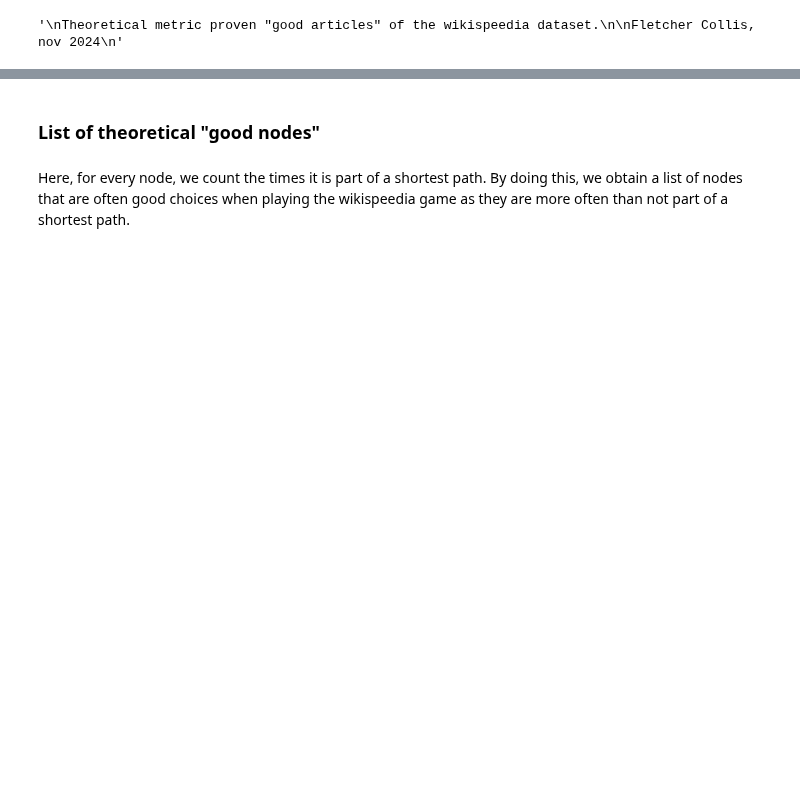
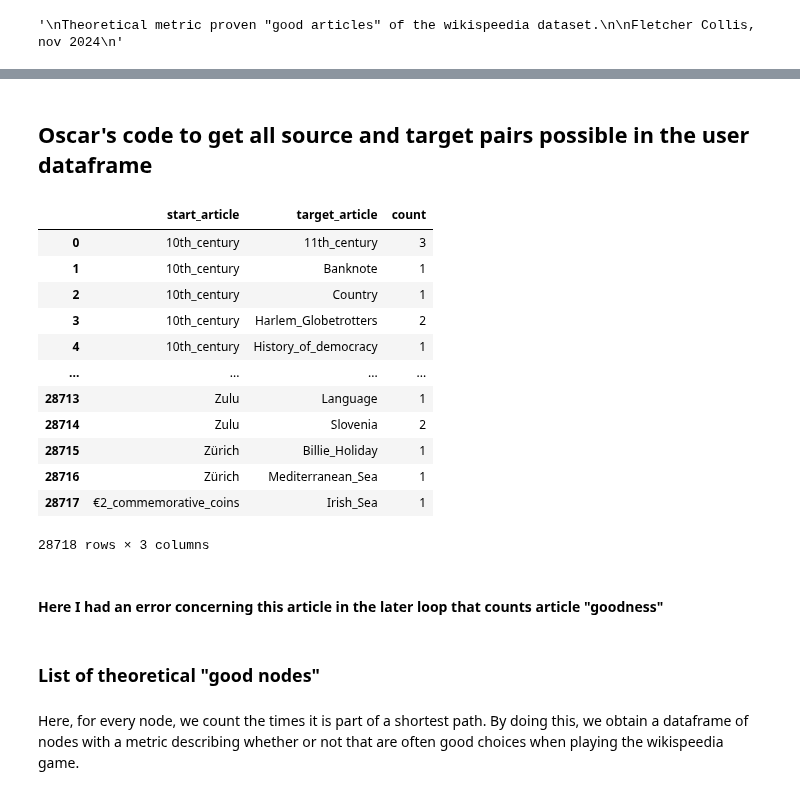
Before and after one commit to epfl-ada/ada-2024-project-adaholiks, a Jupyter notebook: Part1.ipynb, the cells around one changed output, grey strips where cells are left out. Cells and saved outputs as stored; diff of their text form; code cells hidden in the pictures; blank space fills up the shorter version.

Commit message:
part1
should be more or less finished and ready to compare when part 2 is done. I tried to keep the code nice and structured if anyone wants to ttake a look. Part1_try2

```diff
--- a/Part1.ipynb
+++ b/Part1.ipynb
@@ -62,0 +61,51 @@ Number of unconnected pairs: 2603977
+# %% [markdown]
+## Oscar's code to get all source and target pairs possible in the user dataframe
+# %%
+articles = load_articles_into_df()
+categories = load_categories()
+links = load_links()
+paths_finished = load_paths_finished()
+paths_unfinished = load_paths_unfinished()
+distances = load_distances()
+
+# Add a "finished" column to paths_finished
+paths_finished['finished'] = True
+paths_finished['failure_reason'] = None
+# Extract the start_article and target_article from the `path` column
+paths_finished['start_article'] = paths_finished['path'].apply(lambda x: x.split(';')[0])
+paths_finished['target_article'] = paths_finished['path'].apply(lambda x: x.split(';')[-1])
+
+# Same to paths_unfinished
+paths_unfinished['finished'] = False
+# Clean the paths_unfinished dataframe
+# Rename 'type' to 'failure_reason'
+paths_unfinished.rename(columns={'type': 'failure_reason', 'target' : 'target_article'}, inplace=True)
+# extract the start_article from the `path` column
+paths_unfinished['start_article'] = paths_unfinished['path'].apply(lambda x: x.split(';')[0])
+
+paths = pd.concat([paths_finished, paths_unfinished])
+
+finished_paths = paths[paths['finished'] == True]
+
+unique_pairs = finished_paths[['start_article', 'target_article']].drop_duplicates()
+
+pair_counts = finished_paths.groupby(['start_article', 'target_article']).size().reset_index(name='count')
+
+# Display the pairs along with their counts
+pair_counts
+# %% [output]
+|  | start_article | target_article | count |
+| 0 | 10th_century | 11th_century | 3 |
+| 1 | 10th_century | Banknote | 1 |
+| 2 | 10th_century | Country | 1 |
+| 3 | 10th_century | Harlem_Globetrotters | 2 |
+| 4 | 10th_century | History_of_democracy | 1 |
+| ... | ... | ... | ... |
+| 28713 | Zulu | Language | 1 |
+| 28714 | Zulu | Slovenia | 2 |
+| 28715 | Zürich | Billie_Holiday | 1 |
+| 28716 | Zürich | Mediterranean_Sea | 1 |
+| 28717 | €2_commemorative_coins | Irish_Sea | 1 |
+28718 rows × 3 columns
+# %% [markdown]
+#### Here I had an error concerning this article in the later loop that counts article "goodness"
@@ -63,4 +118,4 @@ Number of unconnected pairs: 2603977
 # %% [markdown]
 ### List of theoretical "good nodes"
 # %% [markdown]
-Here, for every node, we count the times it is part of a shortest path. By doing this, we obtain a list of nodes that are often good choices when playing the wikispeedia game as they are more often than not part of a shortest path.
+Here, for every node, we count the times it is part of a shortest path. By doing this, we obtain a dataframe of nodes with a metric describing whether or not that are often good choices when playing the wikispeedia game.
```
Also changed, not shown: parts of 19 cells of this notebook, 1 other file.
